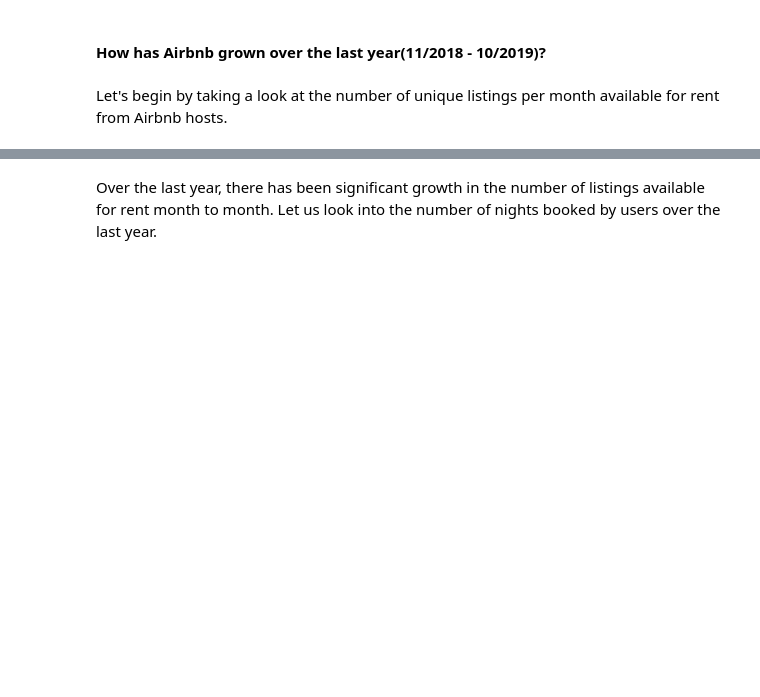
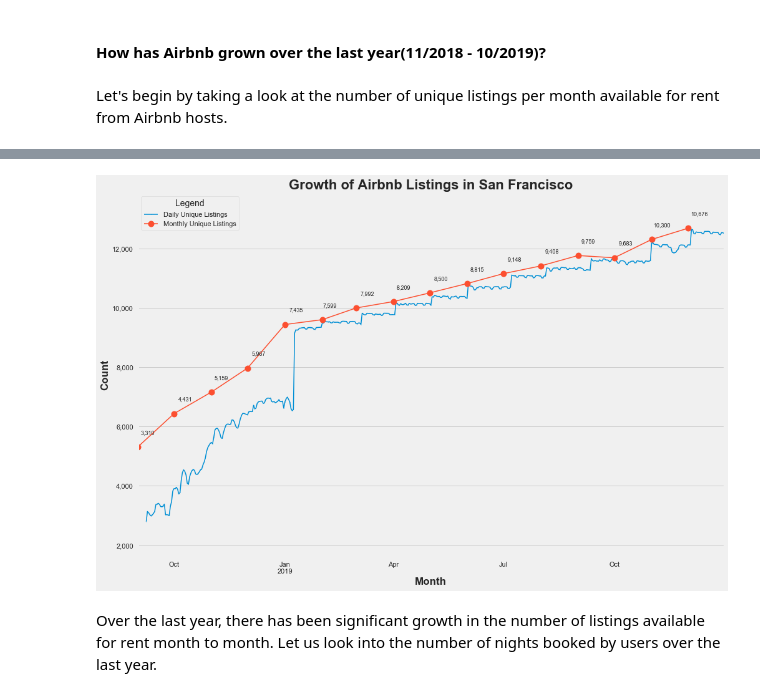
Before and after one commit to KishenSharma6/Airbnb-SF, a Jupyter notebook: Project Codes/03. Exploratory Data Analysis/12_27_2019_EDA.ipynb, the cells around one changed output, grey strips where cells are left out. Saved outputs shown, nothing was run; the diff lists cells and outputs as text; code cells hidden in the pictures; blank space fills up the shorter version.

Commit message:
Still working through time series analysis

```diff
--- a/Project Codes/03. Exploratory Data Analysis/12_27_2019_EDA.ipynb
+++ b/Project Codes/03. Exploratory Data Analysis/12_27_2019_EDA.ipynb
@@ -208,0 +228,9 @@ Let's begin by taking a look at the number of unique listings per month availabl
+# %%
+#Group last year by month_year and get a count of unique listings per day
+#last_year =
+last_year_daily = last_year.groupby(['date'])['listing_id'].agg({'nunique'}).reset_index()
+# %%
+# #Rename columns
+last_year_daily =last_year_daily.rename(columns = {'nunique': 'listings'})
+
+last_year_daily.head()
@@ -208,0 +244,3 @@ Let's begin by taking a look at the number of unique listings per month availabl
+# %%
+last_year_monthly = last_year.reset_index()
+last_year_monthly.head()
@@ -209,41 +254,59 @@ Let's begin by taking a look at the number of unique listings per month availabl
+# %%
+last_year_monthly['month_year'] = pd.to_datetime(last_year_monthly['date']).dt.to_period('M') #would this work in time series?
+last_year_monthly = last_year_monthly.groupby('month_year')['listing_id'].agg({'nunique'}).reset_index()
+
+# #Rename columns
+last_year_monthly =last_year_monthly.rename(columns = {'nunique': 'listings'})
 # %%
-# #Set 538 plot style
-# plt.style.use('fivethirtyeight')
+#Set 538 plot style
+plt.style.use('fivethirtyeight')
 
-# #Plot data
-# ax = last_year.plot(x='month_year', y='listings', kind = 'line',style='o-', markersize=7,
-#           label= 'Unique Listings',
-#          linewidth = 1.5, figsize = (12,7))
+
+#Plot daily unique listings data
+ax = last_year_daily.plot(x='date', y='listings', kind = 'line',style='o-', markersize=.5,
+          label= 'Daily Unique Listings',figsize = (15,10),
+         linewidth = 1.5)
+
+
+#plot weekly
+
+
+#plot montly average
+last_year_monthly.plot(x='month_year', y='listings',kind = 'line',style='o-', markersize= 10,
+          label= 'Monthly Unique Listings',
+         linewidth = 1.5 , ax=ax)
 
 #Set fontdict
 fontdict={'weight' : 'bold',
           'size': 17}
 
-# #Set x and y labels
-# ax.set_xlabel('Month',fontdict=fontdict)
-# ax.set_ylabel('Count', fontdict=fontdict)
+#Set x and y labels
+ax.set_xlabel('Month',fontdict=fontdict)
+ax.set_ylabel('Count', fontdict=fontdict)
 
-# #Format yticks
-# ax.set_yticklabels(['{:,}'.format(int(x)) for x in ax.get_yticks().tolist()])
+#Format yticks
+ax.set_yticklabels(['{:,}'.format(int(x)) for x in ax.get_yticks().tolist()])
 
-# #Set Title
-# ax.set_title('Growth of Airbnb Listings in San Francisco', fontweight = 'bold', fontsize=22)
+#Set Title
+ax.set_title('Growth of Airbnb Listings in San Francisco', fontweight = 'bold', fontsize=22)
 
-# #Adjust plot margins
-# ax.margins(0,.12)
+#Adjust plot margins
+ax.margins(0,.12)
 
-# #Mute vertical grid lines
-# ax.grid(b = False, which ='major', axis = 'x')
+#Mute vertical grid lines
+ax.grid(b = False, which ='major', axis = 'x')
 
-# #Add Text
-# xs,ys=last_year['month_year'], last_year['listings']
+#Add Text
+xs,ys=last_year_monthly['month_year'], last_year_monthly['listings']
 
-# for x,y in zip(xs,ys):
-#     label = '{:,}'.format(y)
-#     plt.annotate(label, (x,y),textcoords="offset points",fontsize = 9, xytext=(10,10), ha='right')
+for x,y in zip(xs,ys):
+    label = '{:,}'.format(y)
+    plt.annotate(label, (x,y),textcoords="offset points",fontsize = 9, xytext=(-40,20), ha='center')
 
-# #Set legend
-# plt.legend(title='Legend', frameon = True, loc='upper left');
+#Set legend
+plt.legend(title='Legend', frameon = True, loc='upper left');
+# %% [output]
+[figure, added]
 # %% [markdown]
 Over the last year, there has been significant growth in the number of listings available for rent month to month. Let us look into the number of nights booked by users over the last year.
 # %% [markdown]
```
Also changed, not shown: parts of 60 cells of this notebook.
